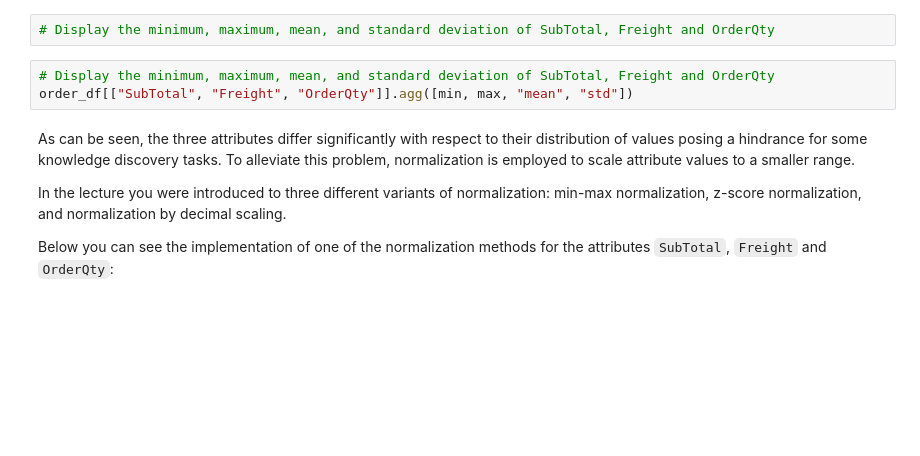
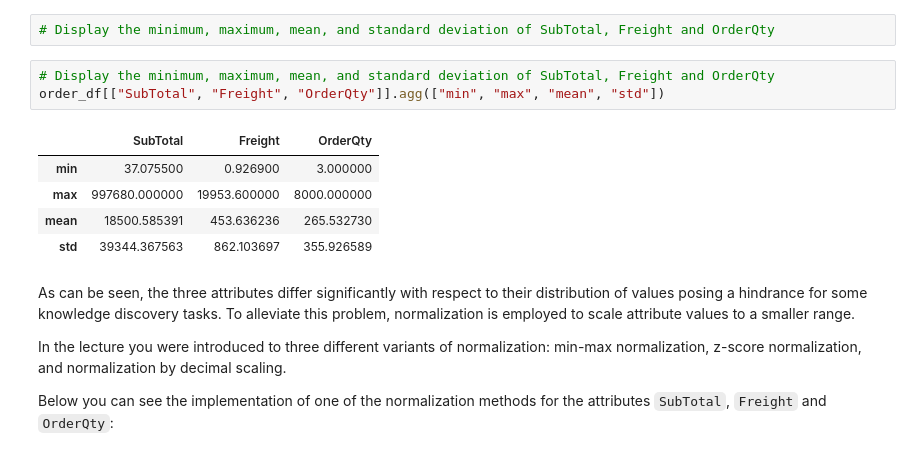
Before and after one commit to FAU-CS6/KDD, a Jupyter notebook: exercise/2-c-Preprocessing-Data-Reduction-Transformation-and-Discretization.ipynb, the cells around one changed output. Cells and saved outputs as stored; diff of their text form; blank space fills up the shorter version.

```diff
--- a/exercise/2-c-Preprocessing-Data-Reduction-Transformation-and-Discretization.ipynb
+++ b/exercise/2-c-Preprocessing-Data-Reduction-Transformation-and-Discretization.ipynb
@@ -92,7 +111,13 @@ order_df[["SubTotal", "Freight", "OrderQty"]].head(20)
 # Display the minimum, maximum, mean, and standard deviation of SubTotal, Freight and OrderQty
 # %%
 # Display the minimum, maximum, mean, and standard deviation of SubTotal, Freight and OrderQty
-order_df[["SubTotal", "Freight", "OrderQty"]].agg([min, max, "mean", "std"])
+order_df[["SubTotal", "Freight", "OrderQty"]].agg(["min", "max", "mean", "std"])
+# %% [output]
+|  | SubTotal | Freight | OrderQty |
+| min | 37.075500 | 0.926900 | 3.000000 |
+| max | 997680.000000 | 19953.600000 | 8000.000000 |
+| mean | 18500.585391 | 453.636236 | 265.532730 |
+| std | 39344.367563 | 862.103697 | 355.926589 |
 # %% [markdown]
 As can be seen, the three attributes differ significantly with respect to their distribution of values posing a hindrance for some knowledge discovery tasks. To alleviate this problem, normalization is employed to scale attribute values to a smaller range.
 
```
Also changed, not shown: parts of 29 cells of this notebook, 2 other files.
